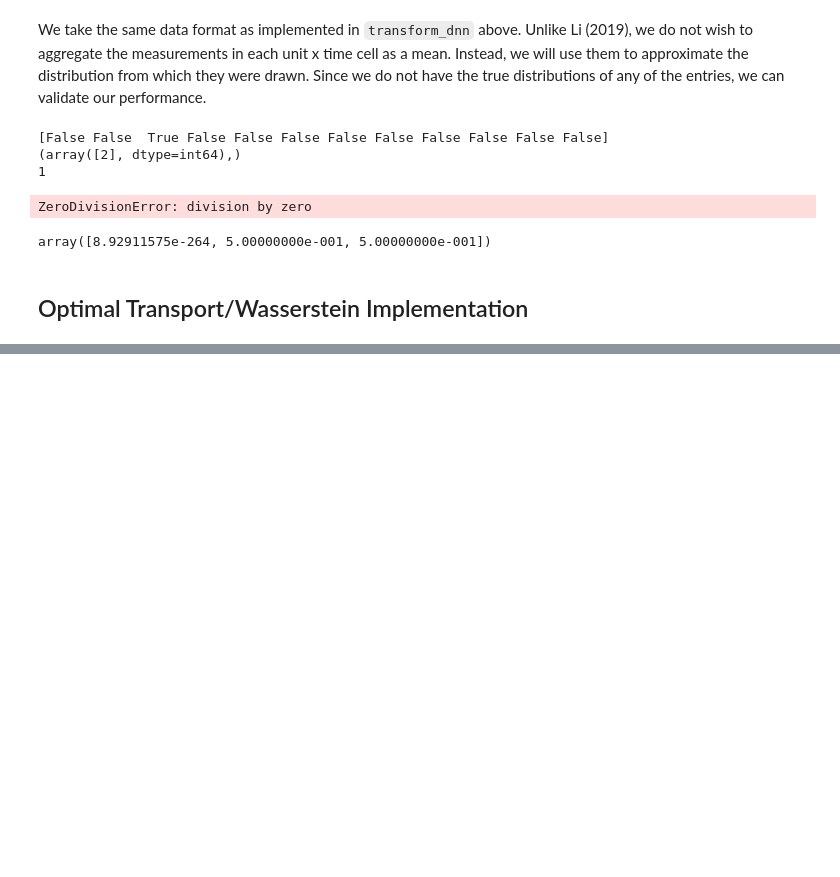
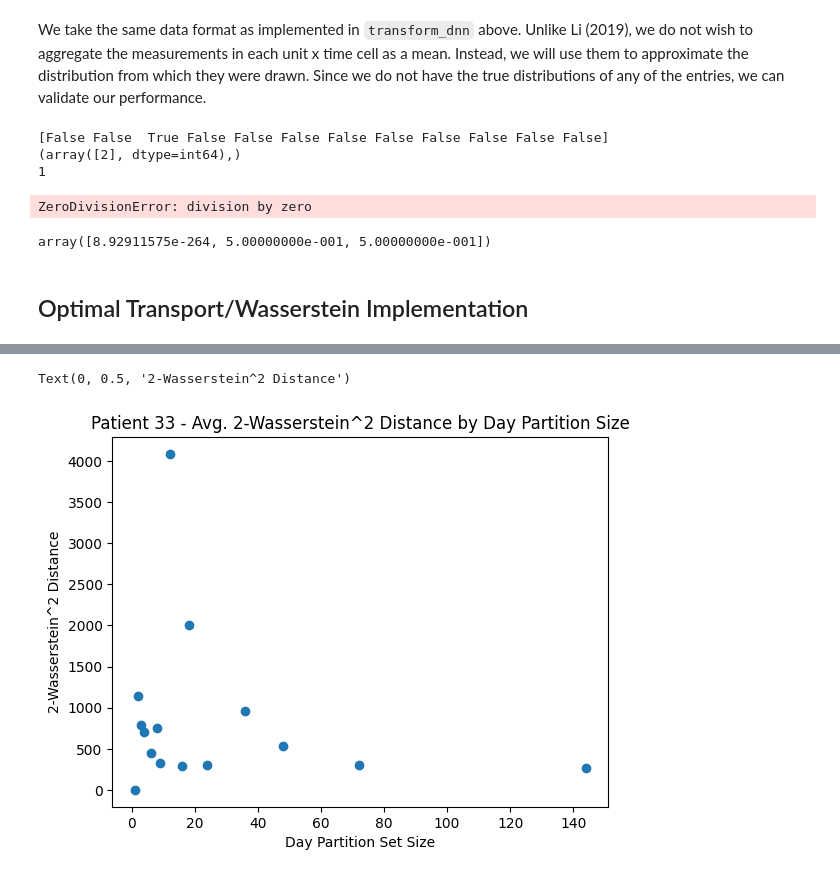
Before and after one commit to calebchin/Heartsteps-DNN, a Jupyter notebook: distributionalnn_heartsteps.ipynb, the cells around one changed output, grey strips where cells are left out. Drawn from its saved outputs; the diff is of its cells as text; code cells hidden in the pictures; blank space fills up the shorter version.

```diff
--- a/distributionalnn_heartsteps.ipynb
+++ b/distributionalnn_heartsteps.ipynb
@@ -1514,0 +1695,8 @@ def wasserstein2_est_unit_fast(X, A, i, cols, eta):
+# %%
+tst_size = []
+error = []
+for i in np.linspace(0.1, 0.9, num=9):
+  print("Row " + str(i + 1))
+  tst_size.append(i)
+  err = test_w2_cv_heartsteps(M_hs, A_hs, testset_size = i, k = 5, row = 33)
+  error.append(err)
@@ -1514,0 +1722,12 @@ def wasserstein2_est_unit_fast(X, A, i, cols, eta):
+# %%
+# get list of divisors for measurements
+partitions = []
+def divisors(n):
+    divs = [1]
+    for i in range(2,int(math.sqrt(n))+1):
+        if n%i == 0:
+            divs.extend([i,n//i])
+    divs.extend([n])
+    return list(set(divs))
+partitions = divisors(144)
+print(partitions)
@@ -1514,0 +1736,9 @@ def wasserstein2_est_unit_fast(X, A, i, cols, eta):
+# %%
+tst_partitions = []
+error_part = []
+for i in partitions:
+  print("Partition size: " + str(i))
+  M_hs, A_hs = transform_dnn(df_hs, day_partitions = i, day_measure = 144, units = 37)
+  tst_partitions.append(i)
+  err = test_w2_cv_heartsteps(M_hs, A_hs, testset_size = 0.5, k = 5, row = 33)
+  error_part.append(err)
@@ -1514,0 +1771,14 @@ def wasserstein2_est_unit_fast(X, A, i, cols, eta):
+# %%
+# plot performance against partition size
+import matplotlib
+from matplotlib import pyplot as plt
+
+tst, err = zip(*sorted(zip(tst_partitions, error_part)))
+
+plt.scatter(tst, err)
+plt.title("Patient 33 - Avg. 2-Wasserstein^2 Distance by Day Partition Size")
+plt.xlabel("Day Partition Set Size")
+plt.ylabel("2-Wasserstein^2 Distance")
+# %% [output]
+Text(0, 0.5, '2-Wasserstein^2 Distance')
+[figure, added]
```
Also changed, not shown: parts of 27 cells of this notebook, 5 other files.
